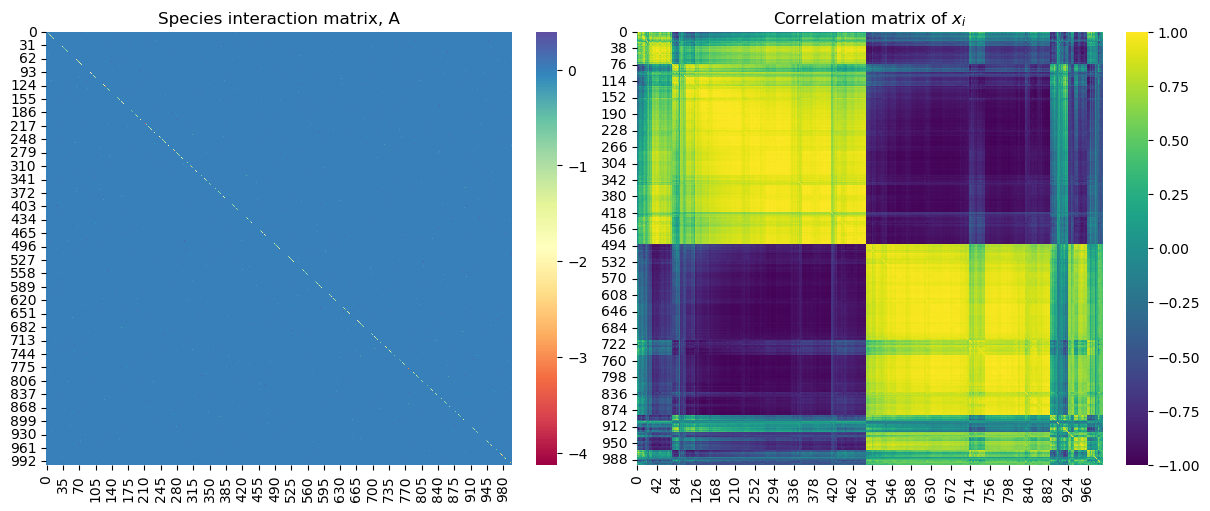
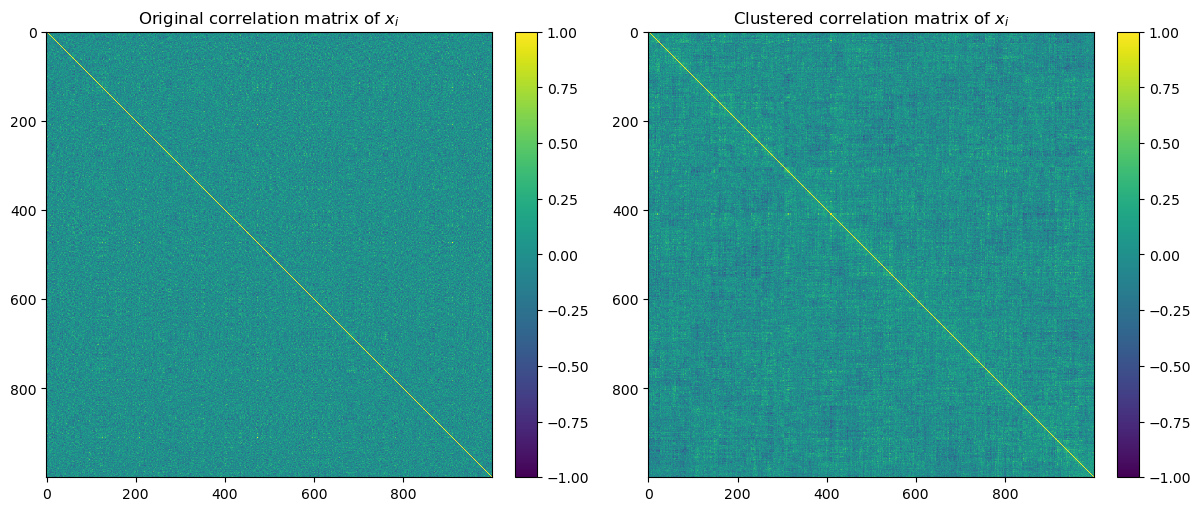
Code edit (unified diff) that turned the first committed figure into the second:
--- before
+++ after
@@ -3,4 +3,5 @@
 total_time = 100
 steps = int(total_time/dt)
+init = int(0.2 * steps)
 x_0 = np.ones(N)
 sigma = 0.01
@@ -8,7 +9,7 @@
 
 # Creación de la matriz A seleccionando la conectividad
-C = 0.01
-sigma_n = 0.1
-sigma_ln = 0.5
+C = 1
+sigma_n = 0.01
+sigma_ln = 0.05
 K_range = np.random.lognormal(sigma=sigma_ln, size=N)
 N_c = int(N * N * C)
@@ -17,6 +18,6 @@
 A = np.zeros((N, N))
 
-flat_indices = np.arange(N*N)
-selected_indices = np.random.choice(flat_indices, N_c, False)
+rng = np.random.default_rng()
+selected_indices = rng.choice(N * N, size=N_c, replace=False)
 rows, columns = np.unravel_index(selected_indices, (N, N))
 A[rows, columns] = np.random.normal(scale=sigma_n, size=N_c)
@@ -26,5 +27,5 @@
 t_series = interacting_time_series(x_0, sigma, tau, dt, A, steps)
 
-corr_matrix = np.corrcoef(t_series, rowvar=False)
+corr_matrix = np.corrcoef(t_series[init:], rowvar=False)
 enlace = sc.cluster.hierarchy.linkage(corr_matrix, method='ward')
 indices_ordenados = sc.cluster.hierarchy.dendrogram(enlace, no_plot=True)['leaves']
@@ -35,16 +36,36 @@
 
 # Matriz de correlación agrupada
-sns.heatmap(matriz_reordenada, vmin=-1, vmax=1, cmap='viridis', cbar=True, ax=ax[1])
+im1 = ax[1].imshow(matriz_reordenada, vmin=-1, vmax=1, cmap='viridis', aspect='equal', interpolation='None')
+fig.colorbar(im1, ax=ax[1])
 
-ax[1].set_title(r"Correlation matrix of $x_i$")
+ax[1].set_title(r"Clustered correlation matrix of $x_i$")
 
-# Matriz de interacción entre especies
-sns.heatmap(A, cmap='Spectral', cbar=True, ax=ax[0])
+# Matriz de correlación sin agrupar
+im0 = ax[0].imshow(corr_matrix, vmin=-1, vmax=1, cmap='viridis', aspect='equal', interpolation='None')
+fig.colorbar(im0, ax=ax[0])
 
-ax[0].set_title(r"Species interaction matrix, A")
+ax[0].set_title(r"Original correlation matrix of $x_i$")
 
 plt.show()
 
-cov_eigvals = np.sort(np.linalg.eigvalsh(corr_matrix))[::-1]
-plt.loglog(cov_eigvals, marker='.')
-sns.lineplot(cov_eigvals)
+# Histograma de las correlaciones
+mask = ~np.eye(N, dtype=bool)
+plt.hist(corr_matrix[mask], bins=500, density=True, alpha=0.8, range=[-1, 1])
+plt.title("Correlation coefficients between species")
+
+std_emp = np.std(corr_matrix[mask])
+x_range = np.linspace(-1, 1, 1000)
+gaussian = sc.stats.norm.pdf(x_range, scale=std_emp)
+plt.plot(x_range, gaussian, label="Normal distribution")
+plt.legend()
+plt.show()
+
+# Autovalores de las matrices de correlación 
+rng = np.random.default_rng()
+M = rng.standard_normal((N,N))
+random_sym = (M + M.T)/2
+corr_eigvals = np.sort(np.linalg.eigvalsh(corr_matrix))[::-1]
+random_eigvals = np.sort(np.linalg.eigvalsh(random_sym))[::-1]
+plt.loglog(corr_eigvals, marker='.', label="Correlation matrix eigenvalues")
+plt.loglog(random_eigvals, marker='.', label="Random matrix eigenvalues")
+plt.legend()

Commit: Añadidas simulaciones